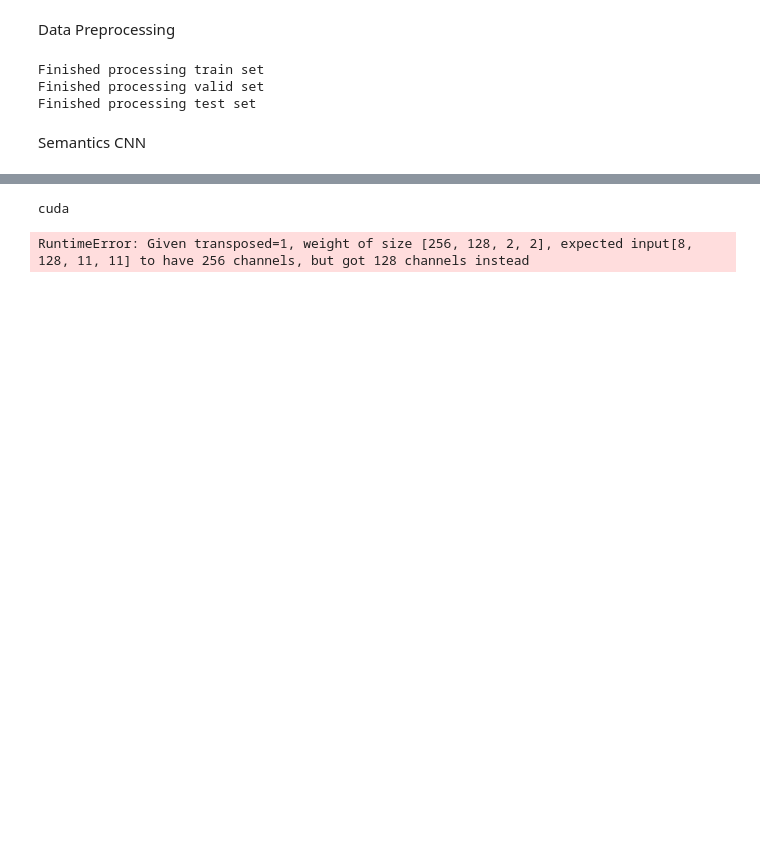
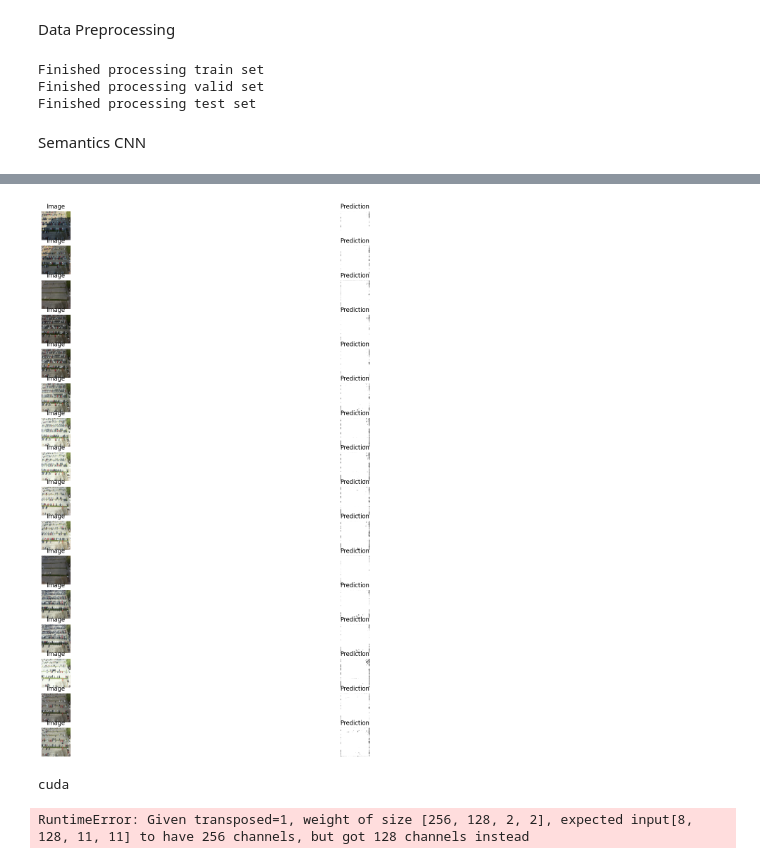
Before and after one commit to Swayyum/Intro-to-Deep-Learning, a Jupyter notebook: Final Project/project.ipynb, the cells around one changed output, grey strips where cells are left out. Saved outputs shown, nothing was run; the diff lists cells and outputs as text; code cells hidden in the pictures; blank space fills up the shorter version.

```diff
--- a/Final Project/project.ipynb
+++ b/Final Project/project.ipynb
@@ -265,7 +265,7 @@ def visualize_predictions(model, loader, device, threshold=0.5):
             images = images.cpu()
             preds = preds.cpu()
 
-            plt.figure(figsize=(20, 20))
+            plt.figure(figsize=(1, 1))
             for idx in range(len(images)):
                 plt.subplot(len(images), 2, 2 * idx + 1)
                 plt.imshow(images[idx].permute(1, 2, 0))
@@ -295,3 +299,4 @@ Epoch 6, Validation Loss: 0.1795, Validation Accuracy: 0.9274
+[figure, added]
 # %%
 import os
 import cv2
```
Also changed, not shown: parts of 2 cells of this notebook.
